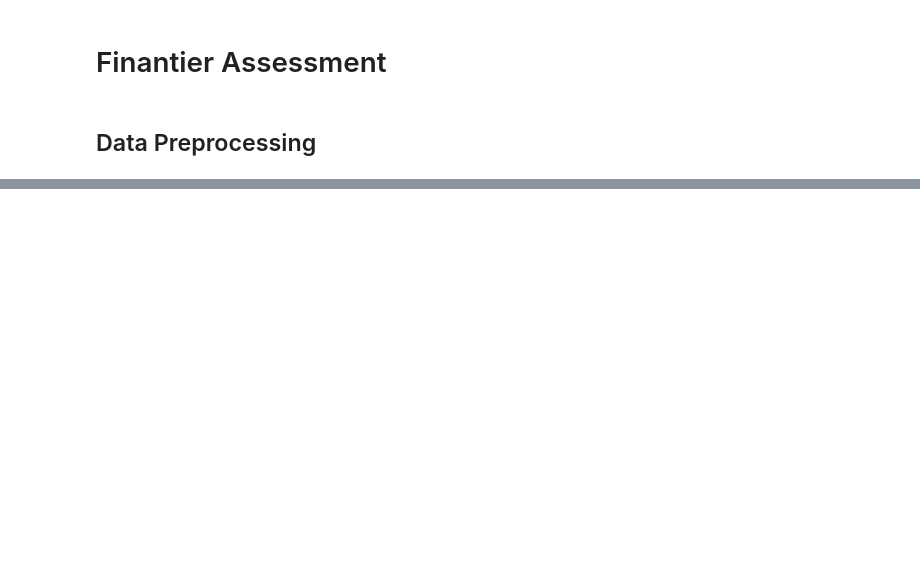
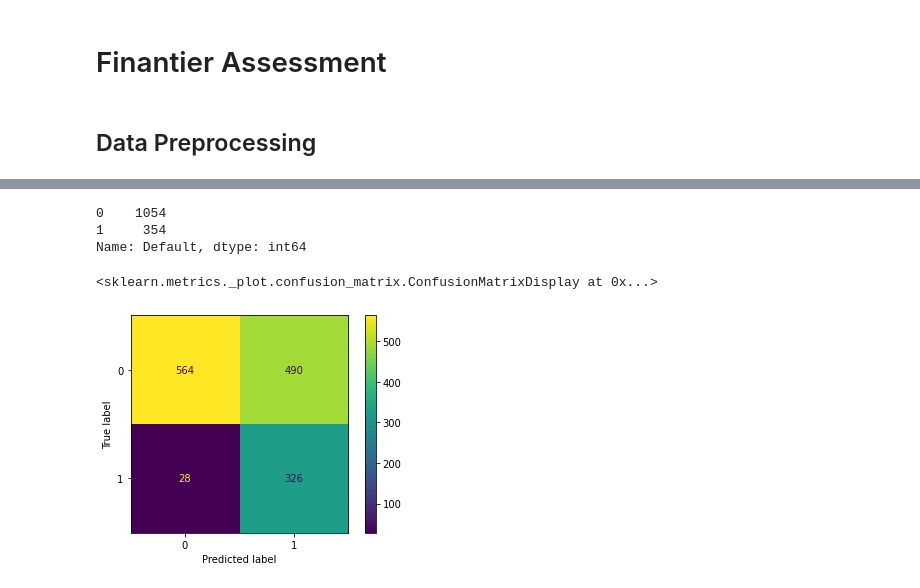
Before and after one commit to jevonsevilla/finantier-assessment, a Jupyter notebook: notebook/model.ipynb, the cells around one changed output, grey strips where cells are left out. Cells and saved outputs as stored; diff of their text form; code cells hidden in the pictures; blank space fills up the shorter version.

```diff
--- a/notebook/model.ipynb
+++ b/notebook/model.ipynb
@@ -72,0 +107,23 @@ def process_telecom_data(df):
+# %%
+from sklearn.model_selection import GridSearchCV
+
+# hyperparameters for Grid Search
+params = { 'max_depth': [3,7,10],
+           'objective': ["binary:logistic"],
+           'learning_rate': [0.01, 0.05, 0.1],
+           'colsample_bytree': [0.3, 0.7, 1],
+           'scale_pos_weight': [1,3,5]}
+
+# instantiate regressor with hyper parameters
+xg_class = xgb.XGBClassifier(tree_method='gpu_hist', seed=123)
+
+# grid search with cross validation for accurate and robust models
+clf = GridSearchCV( estimator=xg_class,
+                    param_grid=params,
+                    cv=3,
+                    n_jobs=-1,
+                    scoring='recall',
+                    verbose=1, refit=True)
+# %%
+# fit regressor to training set and predict using btest set
+clf.fit(X_train,y_train)
@@ -72,0 +160,3 @@ def process_telecom_data(df):
+# %%
+best_model = xgb.XGBClassifier(**clf.best_params_)
+best_model.fit(X_train,y_train)
@@ -72,0 +174,19 @@ def process_telecom_data(df):
+# %%
+preds = best_model.predict(X_test)
+# %%
+y_test.value_counts()
+# %% [output]
+0    1054
+1     354
+Name: Default, dtype: int64
+# %%
+from sklearn.metrics import plot_confusion_matrix
+from sklearn import metrics
+
+fpr, tpr, _ = metrics.roc_curve(y_test, preds)
+auc = metrics.roc_auc_score(y_test, preds)
+
+plot_confusion_matrix(best_model, X_test, y_test)
+# %% [output]
+<sklearn.metrics._plot.confusion_matrix.ConfusionMatrixDisplay at 0x...>
+[figure, added]
```
Also changed, not shown: parts of 28 cells of this notebook, 5 other files.
